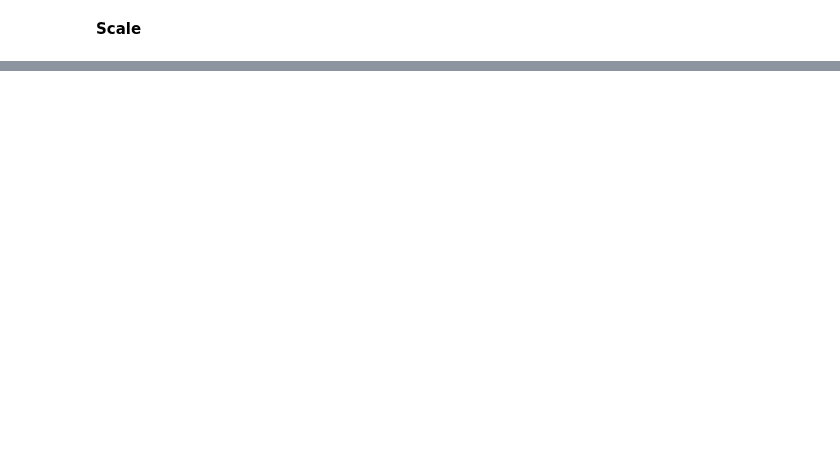
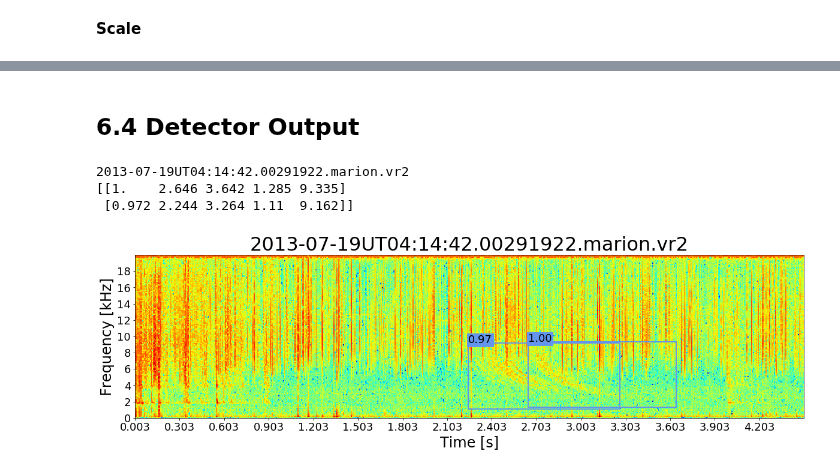
Before and after one commit to Kojey/MSc-whistler-waves-detector, a Jupyter notebook: ipy/report/chapter6.ipynb, the cells around one changed output, grey strips where cells are left out. Cells and saved outputs as stored; diff of their text form; code cells hidden in the pictures; blank space fills up the shorter version.

```diff
--- a/ipy/report/chapter6.ipynb
+++ b/ipy/report/chapter6.ipynb
@@ -79,0 +162,28 @@ database.show_yolo_labelled_img(img,bboxes, rgb=False, noise=False, cmap='jet',
+# %% [markdown]
+## **6.4 Detector Output**
+# %%
+yolo = YOLODetector()
+
+model = "real"
+model_type = 'yolov3-tiny'
+
+yolo.load_model(model_type, model)
+# %%
+files = database.get_test()
+file = np.random.choice(files)
+file = '2013-07-19UT04:14:42.00291922.marion.vr2'
+print(file)
+transforms, transforms_params = [None], [None]
+bboxes = yolo.detection_bounding_boxes(dataset_loc, site, file, transforms, transforms_params,thresh=.8)
+print(bboxes)
+freq_size = 4
+sample = Sample(dataset_loc, site, file)
+sample.spectrogram_with_axis(log10=True)
+sample.set_figsize(freq_size*sample.get_time_freq_ratio(dec=0), freq_size)
+sample.spectrogram_plot(figsize=(sample.get_figsize()[0],5) , xlabel='Time [s]', ylabel='Frequency [kHz]',zlabel='sprectrum magnitude [dB]',
+                               xaxis=True, yaxis=True,ticks=[0.3,2], title=sample.get_file(), cmap='jet', cmap_show=False, font=font,output=bboxes)
+# %% [output]
+2013-07-19UT04:14:42.00291922.marion.vr2
+[[1.    2.646 3.642 1.285 9.335]
+ [0.972 2.244 3.264 1.11  9.162]]
+[figure, added]
```
Also changed, not shown: parts of 19 cells of this notebook, 6 other files.
